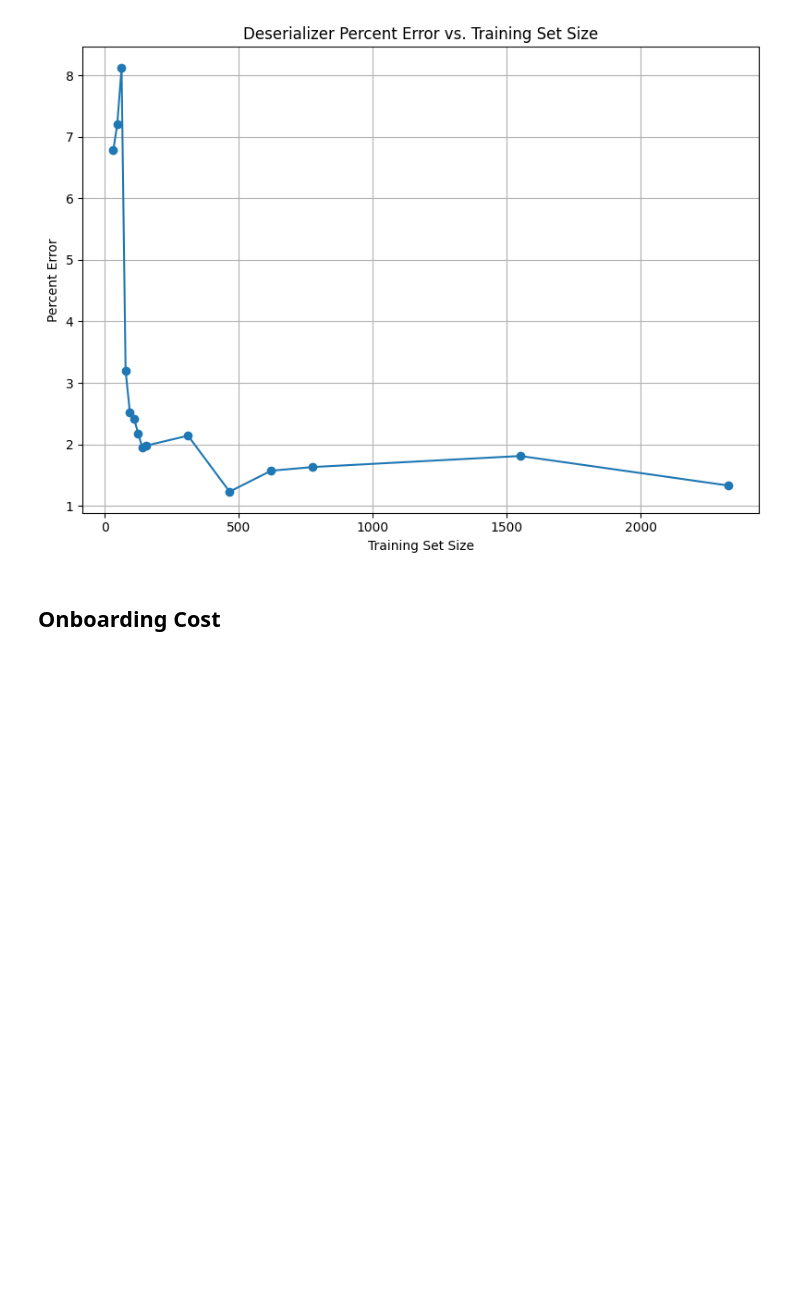
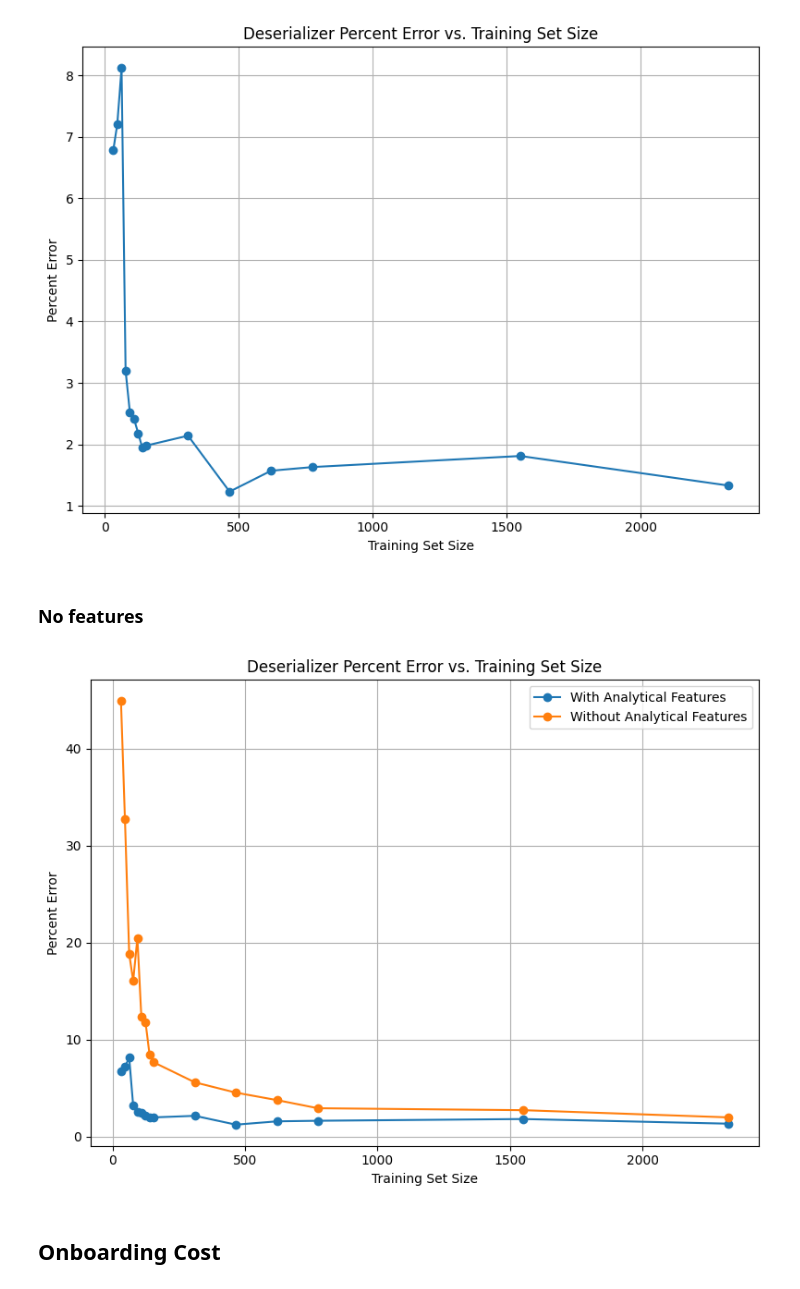
Before and after one commit to ronitnag04/lynx, a Jupyter notebook: ml_model/analysis.ipynb, the cells around one changed output. Cells and saved outputs as stored; diff of their text form; code cells hidden in the pictures; blank space fills up the shorter version.

Commit message:
Add option for training with no features and one-hot encoding benchmarks

```diff
--- a/ml_model/analysis.ipynb
+++ b/ml_model/analysis.ipynb
@@ -192,3 +192,5 @@ plt.savefig("sweep_results/hpb_only/train_test_split_des/deserializer_train_test
 plt.show()
 # %% [output]
 [figure]
+# %% [markdown]
+### No features
@@ -195,3 +220,29 @@ plt.show()
+# %%
+dataset_size = 3101
+test_proportions = deserializer_test_error.keys()
+errors = [deserializer_test_error[test_proportion] for test_proportion in test_proportions]
+test_sizes = [math.ceil(dataset_size * test_proportion) for test_proportion in test_proportions]
+train_sizes = [dataset_size - test_size for test_size in test_sizes]
+
+no_feat_test_proportions = deserializer_no_feat_test_error.keys()
+no_feat_errors = [deserializer_no_feat_test_error[test_proportion] for test_proportion in no_feat_test_proportions]
+no_feat_test_sizes = [math.ceil(dataset_size * test_proportion) for test_proportion in no_feat_test_proportions]
+no_feat_train_sizes = [dataset_size - test_size for test_size in no_feat_test_sizes]
+
+fig, ax = plt.subplots(figsize=(8, 6))
+# Sort test_sizes for a smooth plot
+ax.plot(train_sizes, errors, marker='o', label="With Analytical Features")
+ax.plot(no_feat_train_sizes, no_feat_errors, marker='o', label="Without Analytical Features")
+ax.set_xlabel("Training Set Size")
+ax.set_ylabel("Percent Error")
+ax.set_title("Deserializer Percent Error vs. Training Set Size")
+ax.legend()
+plt.grid(True)
+plt.tight_layout()
+plt.savefig("sweep_results/hpb_only/train_test_split_des_no_feat/deserializer_train_test_split_error.png", bbox_inches='tight')
+plt.show()
+# %% [output]
+[figure, added]
 # %% [markdown]
 ## Onboarding Cost
 # %%
```
Also changed, not shown: parts of 4 cells of this notebook, 2 other files.
